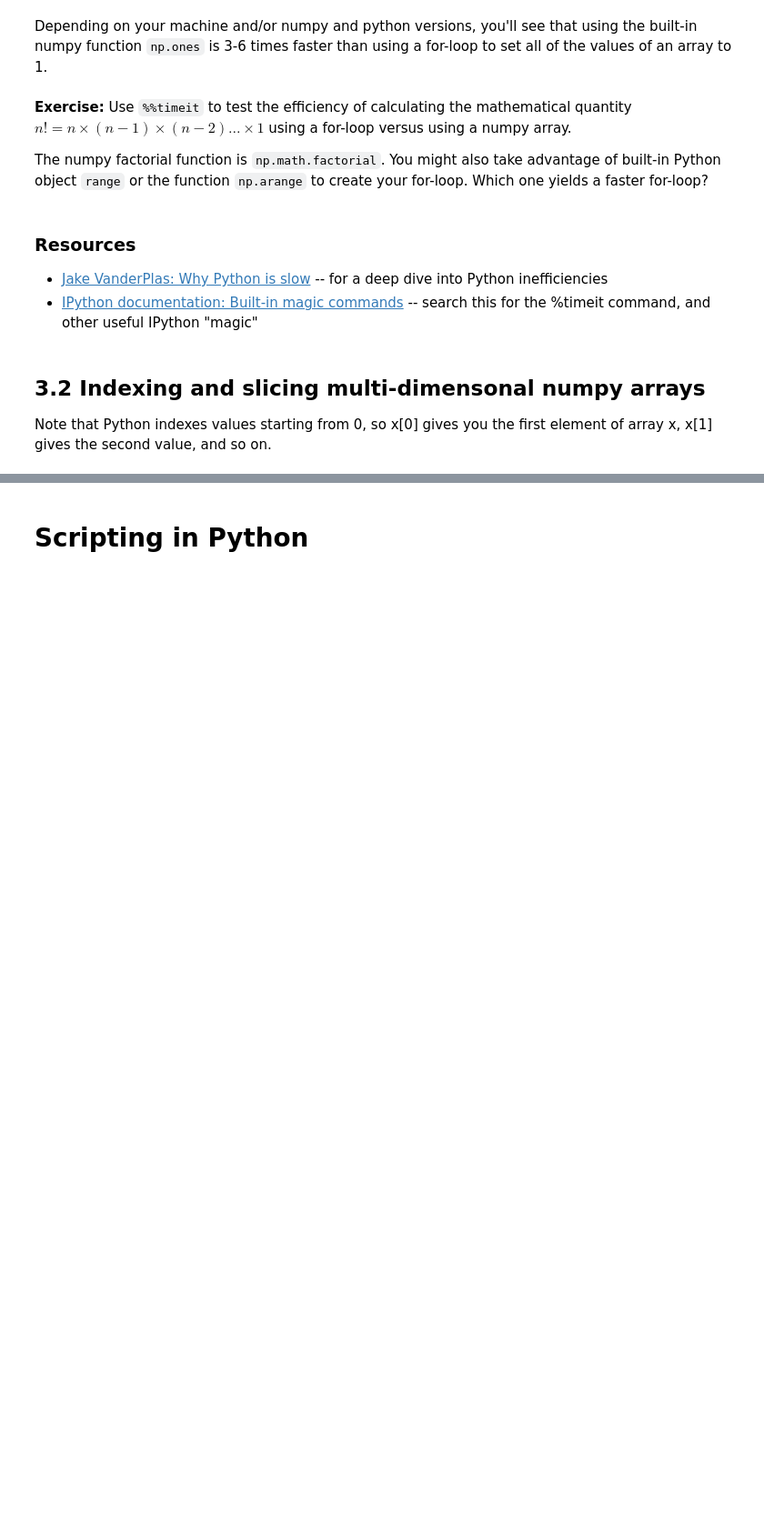
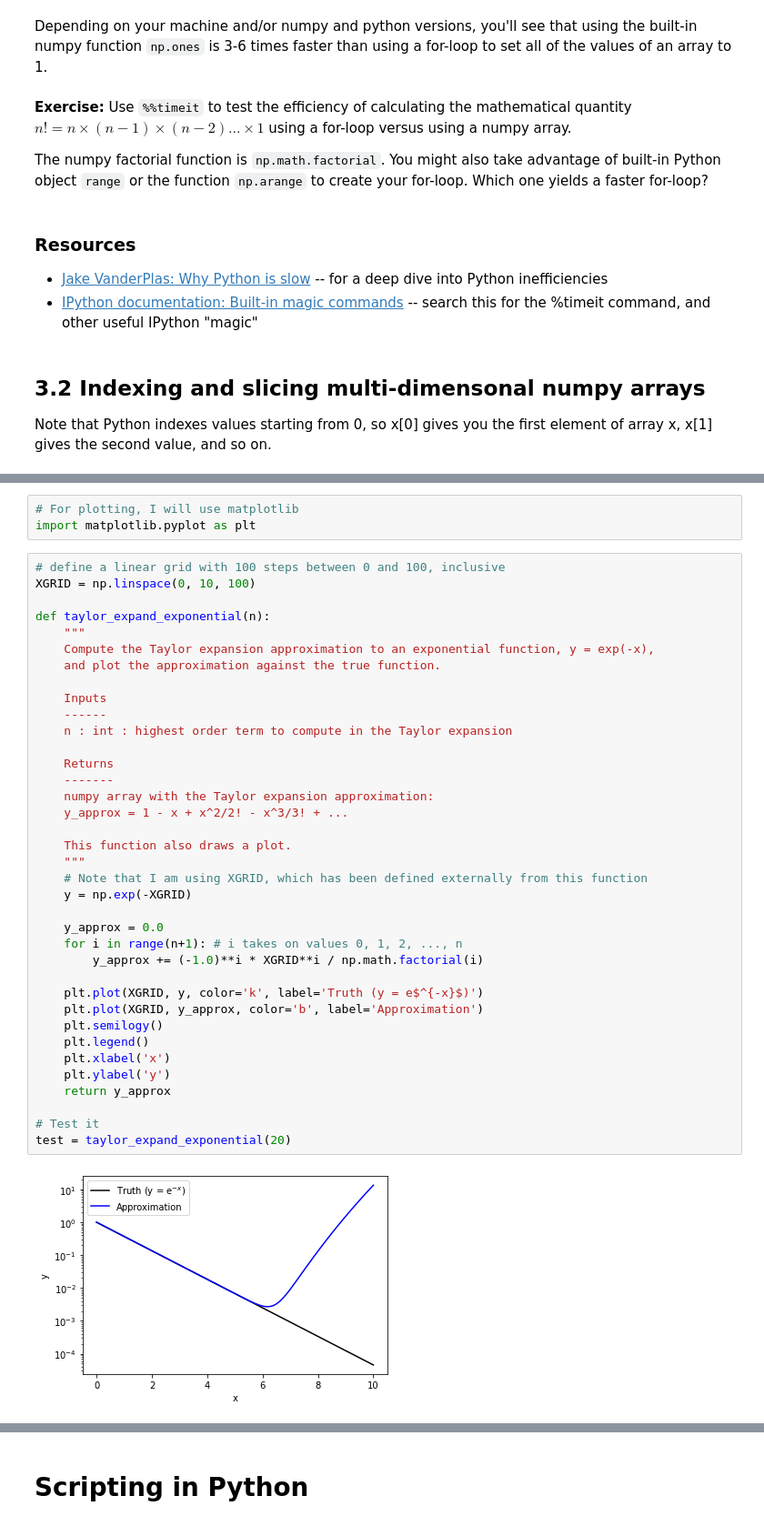
Before and after one commit to woccode/summer-bootcamp-2023, a Jupyter notebook: Session-2/2-PythonFundamentals.ipynb, the cells around one changed output, grey strips where cells are left out. Shown at 91% size. Saved outputs shown, nothing was run; the diff lists cells and outputs as text; blank space fills up the shorter version.

Commit message:
finished function definition tutorial

```diff
--- a/Session-2/2-PythonFundamentals.ipynb
+++ b/Session-2/2-PythonFundamentals.ipynb
@@ -383,0 +522,42 @@ The best way to look up Numpy and Scipy documentation is to search on the functi
+# %%
+# For plotting, I will use matplotlib
+import matplotlib.pyplot as plt
+# %%
+# define a linear grid with 100 steps between 0 and 100, inclusive
+XGRID = np.linspace(0, 10, 100)
+
+def taylor_expand_exponential(n):
+    """
+    Compute the Taylor expansion approximation to an exponential function, y = exp(-x),
+    and plot the approximation against the true function.
+
+    Inputs
+    ------
+    n : int : highest order term to compute in the Taylor expansion
+
+    Returns
+    -------
+    numpy array with the Taylor expansion approximation:
+    y_approx = 1 - x + x^2/2! - x^3/3! + ...
+
+    This function also draws a plot.
+    """
+    # Note that I am using XGRID, which has been defined externally from this function
+    y = np.exp(-XGRID)
+
+    y_approx = 0.0
+    for i in range(n+1): # i takes on values 0, 1, 2, ..., n
+        y_approx += (-1.0)**i * XGRID**i / np.math.factorial(i)
+
+    plt.plot(XGRID, y, color='k', label='Truth (y = e$^{-x}$)')
+    plt.plot(XGRID, y_approx, color='b', label='Approximation')
+    plt.semilogy()
+    plt.legend()
+    plt.xlabel('x')
+    plt.ylabel('y')
+    return y_approx
+
+# Test it
+test = taylor_expand_exponential(20)
+# %% [output]
+[figure, added]
```
Also changed, not shown: parts of 125 cells of this notebook.
